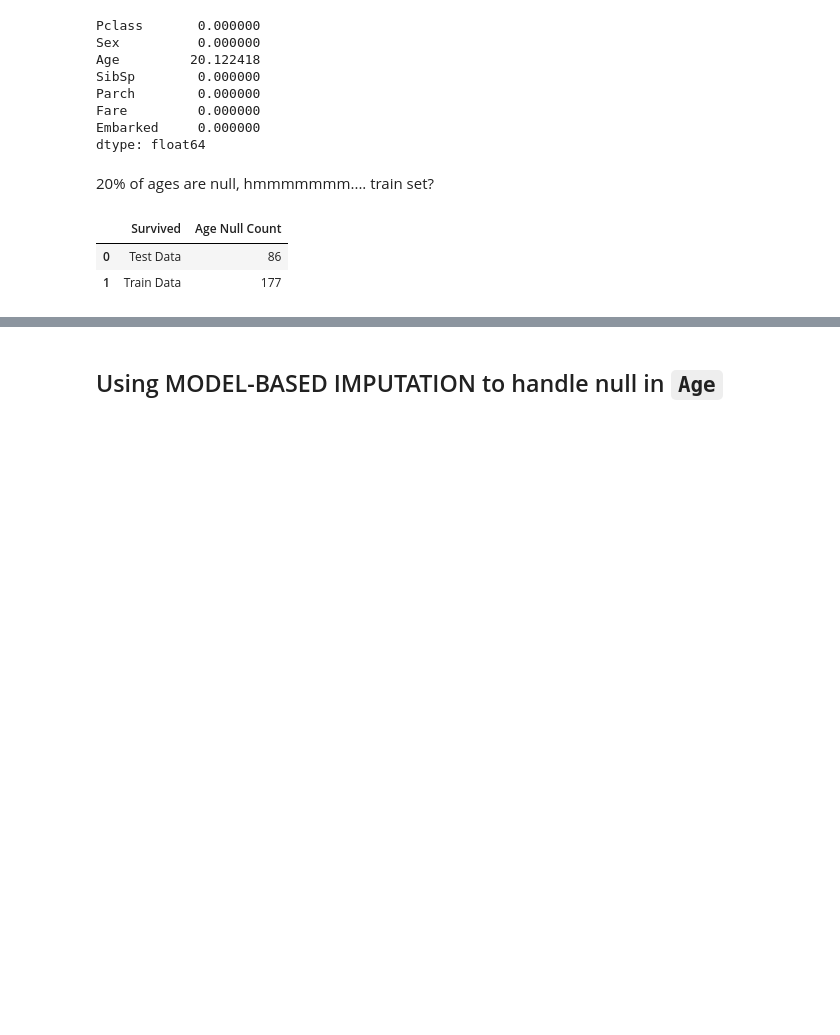
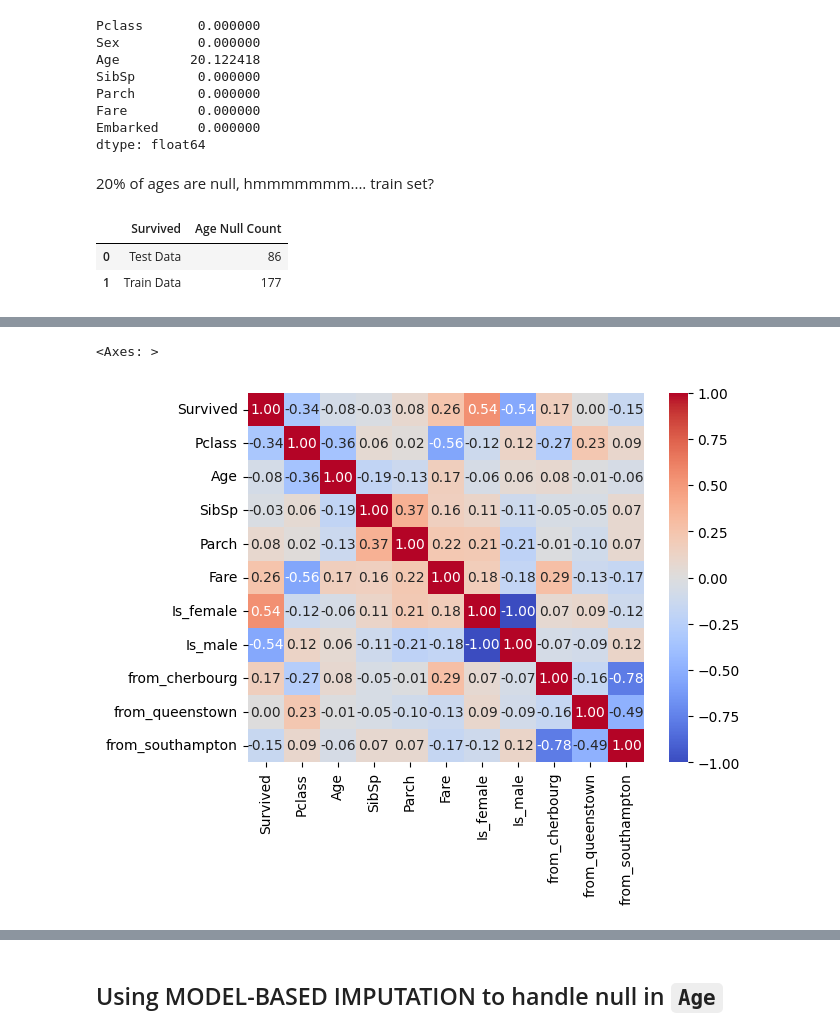
Before and after one commit to ikabrain/TitanichDataset, a Jupyter notebook: solution.ipynb, the cells around one changed output, grey strips where cells are left out. Saved outputs shown, nothing was run; the diff lists cells and outputs as text; code cells hidden in the pictures; blank space fills up the shorter version.

```diff
--- a/solution.ipynb
+++ b/solution.ipynb
@@ -205,0 +412,5 @@ np.True_
+# %%
+sns.heatmap(df_temp.corr(), annot=True, fmt=".2f", cmap="coolwarm")
+# %% [output]
+<Axes: >
+[figure, added]
```
Also changed, not shown: parts of 56 cells of this notebook, 2 other files.
